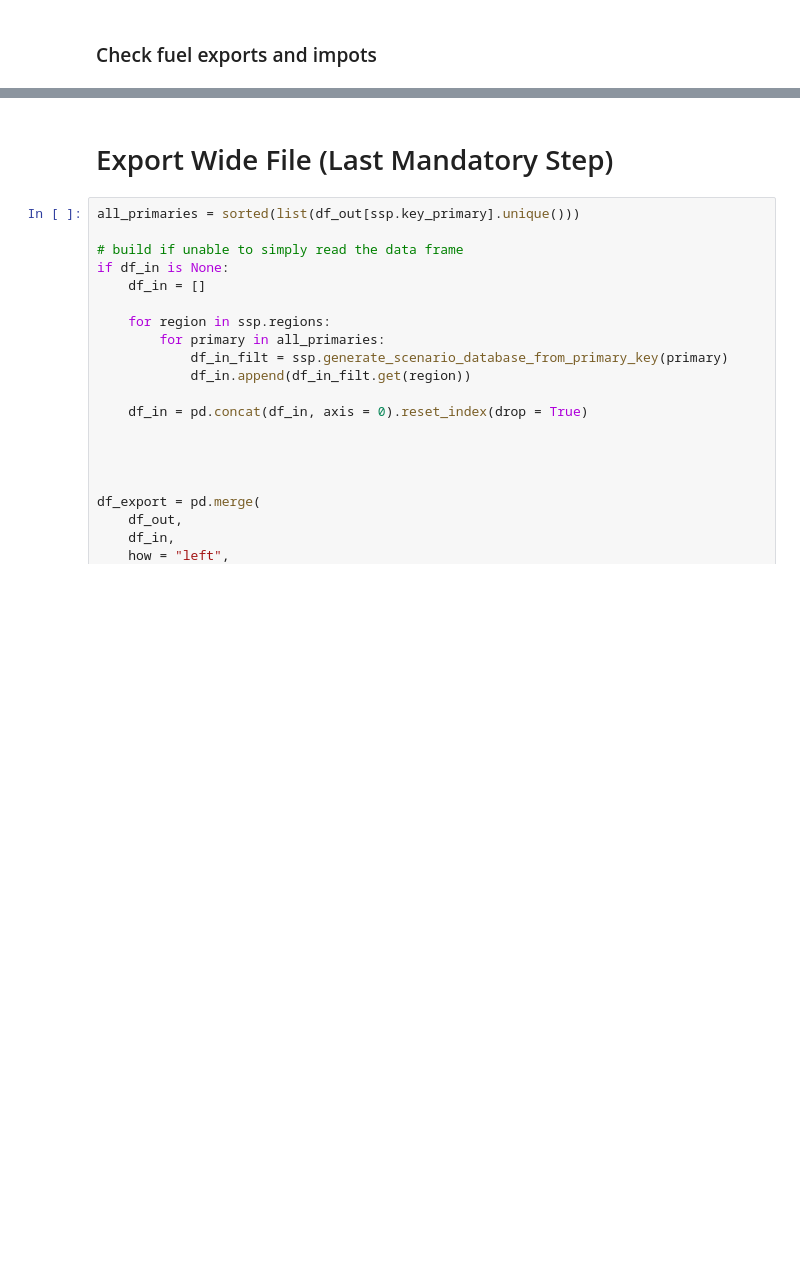
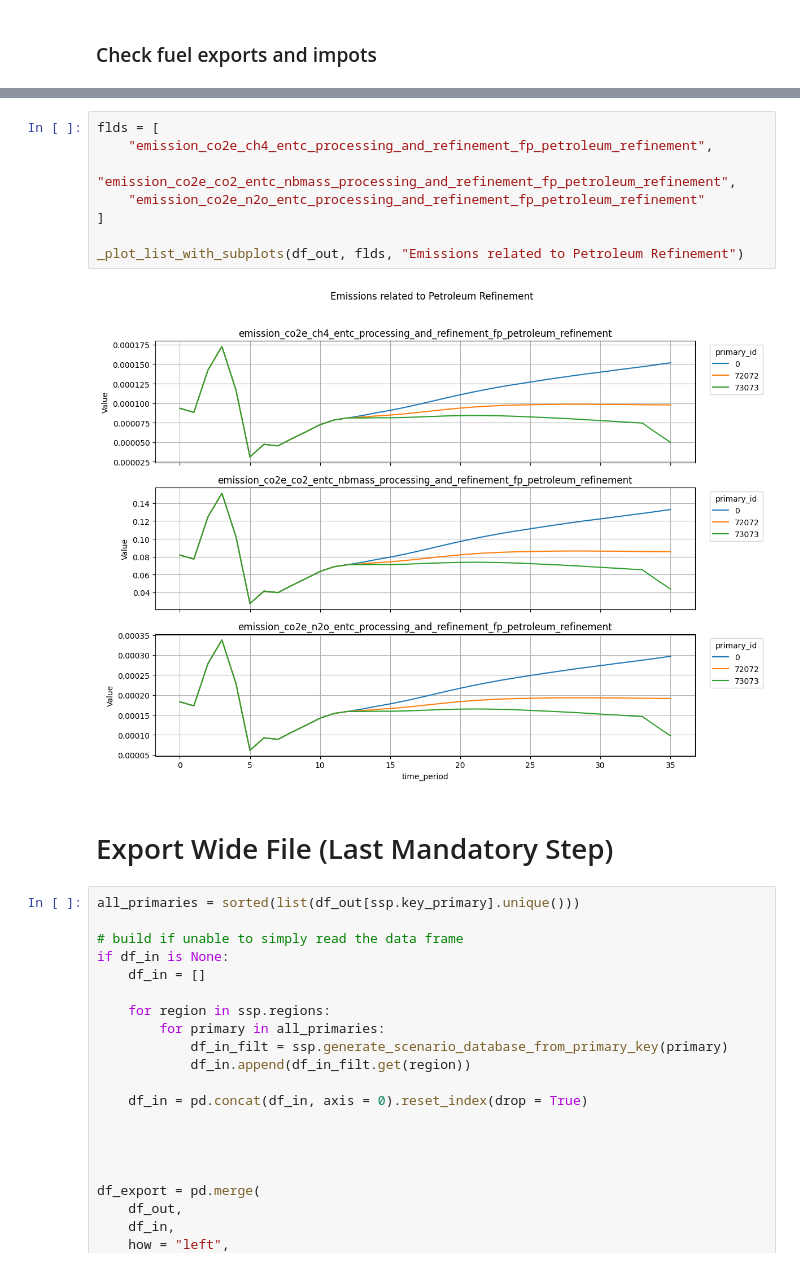
Before and after one commit to sisepuede-framework/ssp_libya, a Jupyter notebook: ssp_modeling/notebooks/libya_manager_wb.ipynb, the cells around one changed output, grey strips where cells are left out. Saved outputs shown, nothing was run; the diff lists cells and outputs as text; blank space fills up the shorter version.

```diff
--- a/ssp_modeling/notebooks/libya_manager_wb.ipynb
+++ b/ssp_modeling/notebooks/libya_manager_wb.ipynb
@@ -676,3 +705,13 @@ _plot_list_with_subplots(df_out, energy_demand_petroleum_vars, "Petroleum Energy
+# %%
+flds = [
+    "emission_co2e_ch4_entc_processing_and_refinement_fp_petroleum_refinement",
+    "emission_co2e_co2_entc_nbmass_processing_and_refinement_fp_petroleum_refinement",
+    "emission_co2e_n2o_entc_processing_and_refinement_fp_petroleum_refinement"
+]
+
+_plot_list_with_subplots(df_out, flds, "Emissions related to Petroleum Refinement")
+# %% [output]
+[figure, added]
 # %% [markdown]
 # Export Wide File (Last Mandatory Step)
 # %%
```
Also changed, not shown: parts of 23 cells of this notebook, 31 other files.
